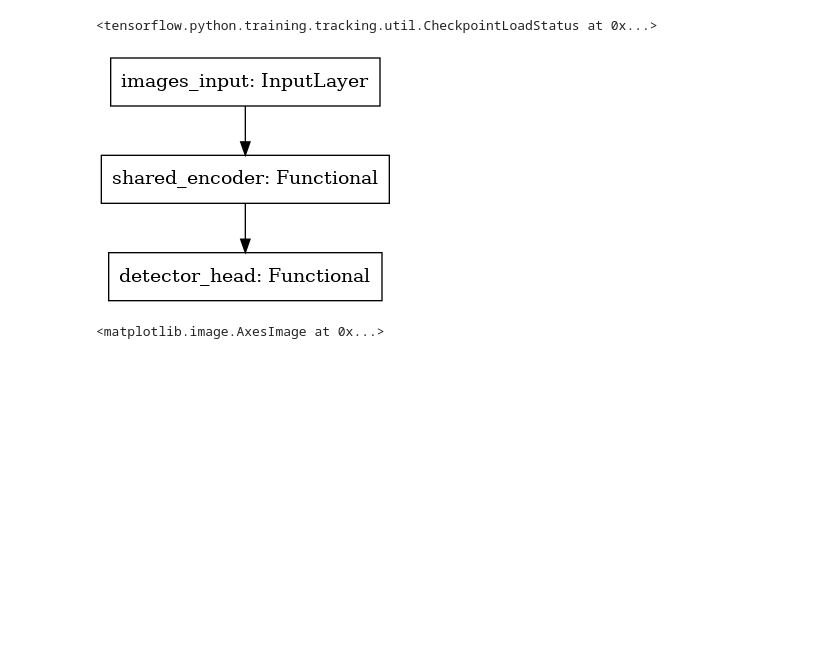
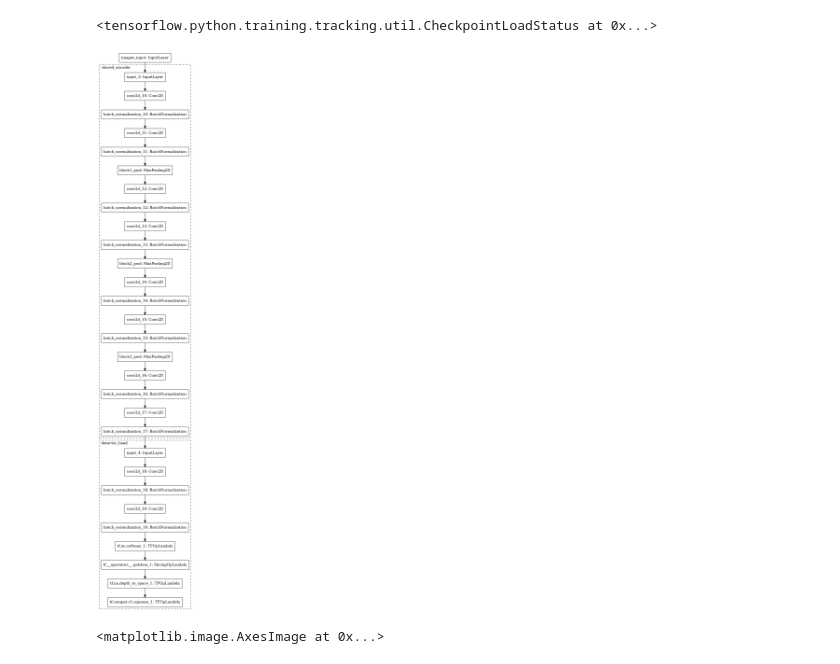
Before and after one commit to amit205/multi-task-learning, a Jupyter notebook: export_detections.ipynb, the cells around one changed output. Cells and saved outputs as stored; diff of their text form; code cells hidden in the pictures; blank space fills up the shorter version.

```diff
--- a/export_detections.ipynb
+++ b/export_detections.ipynb
@@ -53,9 +56,9 @@ model.load_weights(filepath='/root/Internship-Valeo/Project/results/checkpoint-m
 # %% [output]
 <tensorflow.python.training.tracking.util.CheckpointLoadStatus at 0x...>
 # %%
-keras.utils.plot_model(model)
+keras.utils.plot_model(model, rankdir="TB", expand_nested=True)
 # %% [output]
-[figure, old version]
+[figure, new version]
 # %%
 I = cv2.imread(os.path.join(DATA_PATH, 'anntrain2014',train_images[0]),0)
 plt.imshow(I, cmap = 'gray')
```
Also changed, not shown: parts of 18 cells of this notebook, 6 other files.
